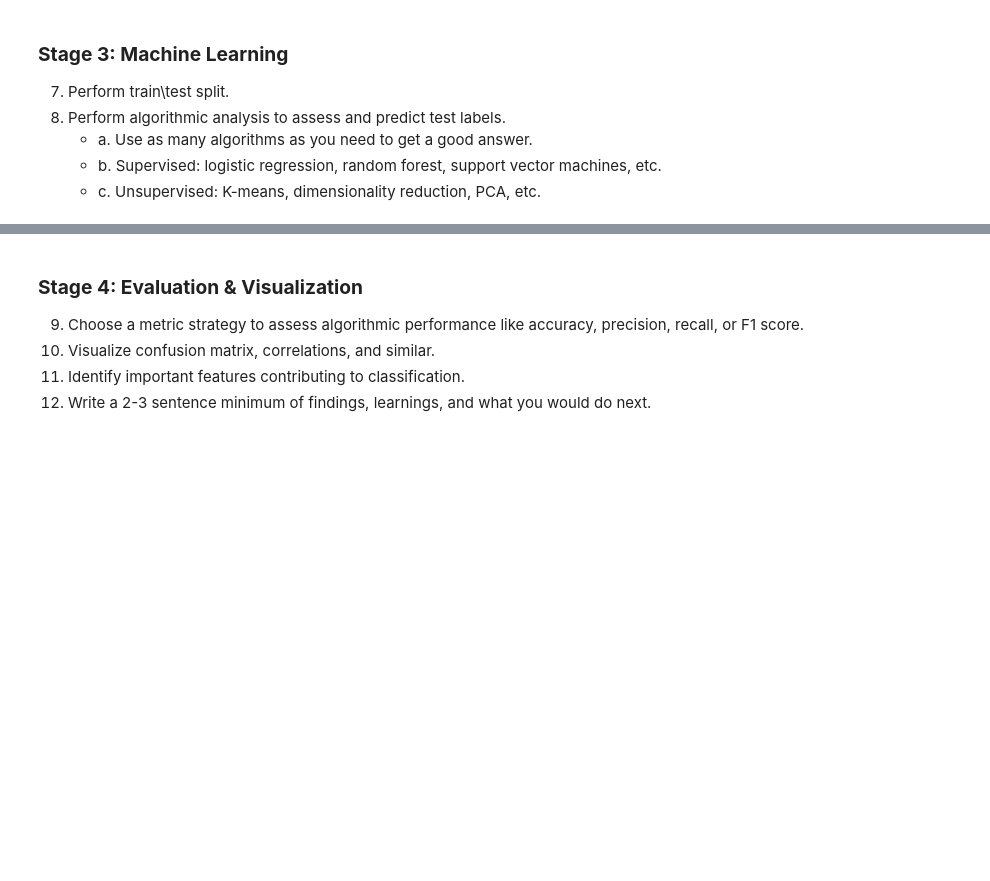
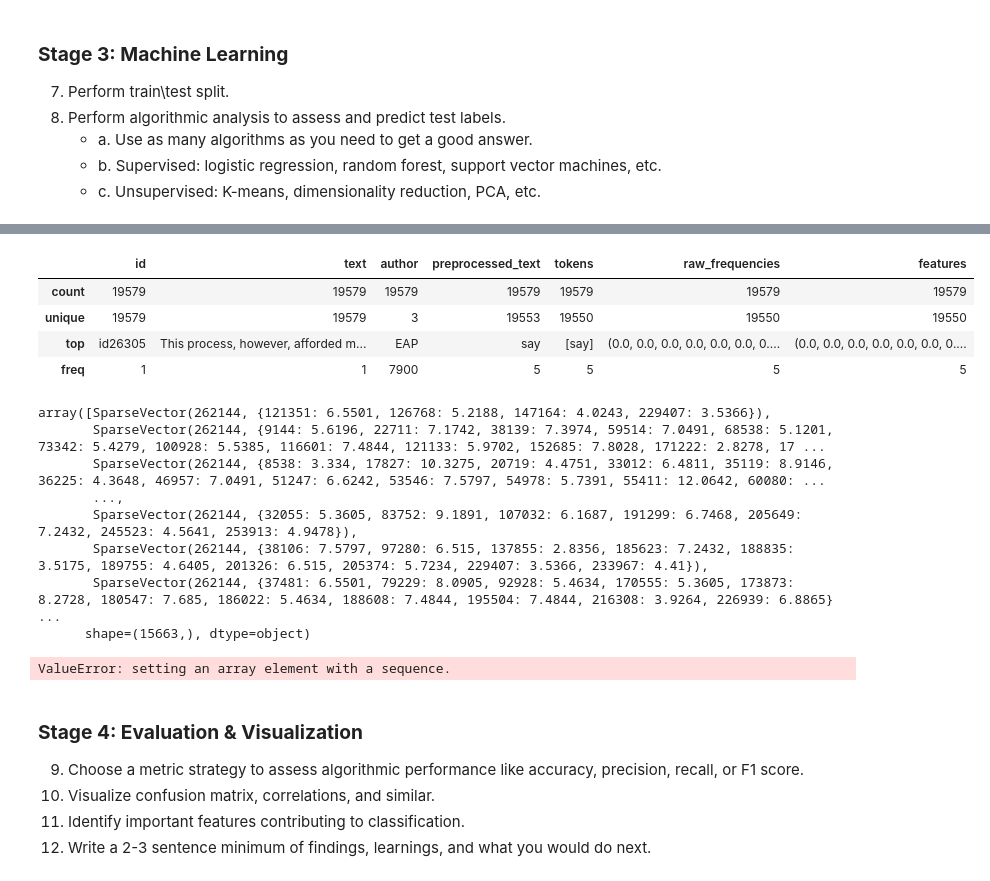
Before and after one commit to tonthattuit/cosc526-sum26-grp11, a Jupyter notebook: code_6_of_10_data_mine_team11.ipynb, the cells around one changed output, grey strips where cells are left out. Drawn from its saved outputs; the diff is of its cells as text; code cells hidden in the pictures; blank space fills up the shorter version.

```diff
--- a/code_6_of_10_data_mine_team11.ipynb
+++ b/code_6_of_10_data_mine_team11.ipynb
@@ -426,3 +432,27 @@ only showing top 3 rows
     - a. Use as many algorithms as you need to get a good answer.
     - b. Supervised: logistic regression, random forest, support vector machines, etc.
     - c. Unsupervised: K-means, dimensionality reduction, PCA, etc.
+# %%
+from sklearn.svm import SVC
+from sklearn.metrics import accuracy_score
+from sklearn.model_selection import train_test_split
+from sklearn.preprocessing import LabelEncoder
+import numpy as np
+
+model = SVC()
+le = LabelEncoder()
+pdtdfif = tdfif.toPandas()
+display(pdtdfif.describe())
+le.fit(pdtdfif['author'].values)
+pdtdfif['author_enc'] = le.transform(pdtdfif['author'].values)
+x_train, x_test, y_train, y_test = train_test_split(pdtdfif['features'].values, pdtdfif['author_enc'].values, test_size=0.2, random_state=42)
+
+print(np.array(x_train))
+
+""" model.fit(x_train, y_train)
+
+y_pred = model.predict(x_test)
+
+accuracy = accuracy_score(y_test, y_pred)
+print('SVC Accuracy:', accuracy) """
+# %% [output]
@@ -429,3 +460,17 @@ only showing top 3 rows
+|  | id | text | author | preprocessed_text | tokens | raw_frequencies | features |
+| count | 19579 | 19579 | 19579 | 19579 | 19579 | 19579 | 19579 |
+| unique | 19579 | 19579 | 3 | 19553 | 19550 | 19550 | 19550 |
+| top | id26305 | This process, however, afforded m... | EAP | say | [say] | (0.0, 0.0, 0.0, 0.0, 0.0, 0.0, 0.... | (0.0, 0.0, 0.0, 0.0, 0.0, 0.0, 0.... |
+| freq | 1 | 1 | 7900 | 5 | 5 | 5 | 5 |
+array([SparseVector(262144, {121351: 6.5501, 126768: 5.2188, 147164: 4.0243, 229407: 3.5366}),
+       SparseVector(262144, {9144: 5.6196, 22711: 7.1742, 38139: 7.3974, 59514: 7.0491, 68538: 5.1201, 73342: 5.4279, 100928: 5.5385, 116601: 7.4844, 121133: 5.9702, 152685: 7.8028, 171222: 2.8278, 17 ...
+       SparseVector(262144, {8538: 3.334, 17827: 10.3275, 20719: 4.4751, 33012: 6.4811, 35119: 8.9146, 36225: 4.3648, 46957: 7.0491, 51247: 6.6242, 53546: 7.5797, 54978: 5.7391, 55411: 12.0642, 60080: ...
+       ...,
+       SparseVector(262144, {32055: 5.3605, 83752: 9.1891, 107032: 6.1687, 191299: 6.7468, 205649: 7.2432, 245523: 4.5641, 253913: 4.9478}),
+       SparseVector(262144, {38106: 7.5797, 97280: 6.515, 137855: 2.8356, 185623: 7.2432, 188835: 3.5175, 189755: 4.6405, 201326: 6.515, 205374: 5.7234, 229407: 3.5366, 233967: 4.41}),
+       SparseVector(262144, {37481: 6.5501, 79229: 8.0905, 92928: 5.4634, 170555: 5.3605, 173873: 8.2728, 180547: 7.685, 186022: 5.4634, 188608: 7.4844, 195504: 7.4844, 216308: 3.9264, 226939: 6.8865} ...
+      shape=(15663,), dtype=object)
+ValueError: setting an array element with a sequence.
 # %% [markdown]
 ### **Stage 4: Evaluation & Visualization**
 
```
Also changed, not shown: parts of 7 cells of this notebook.
